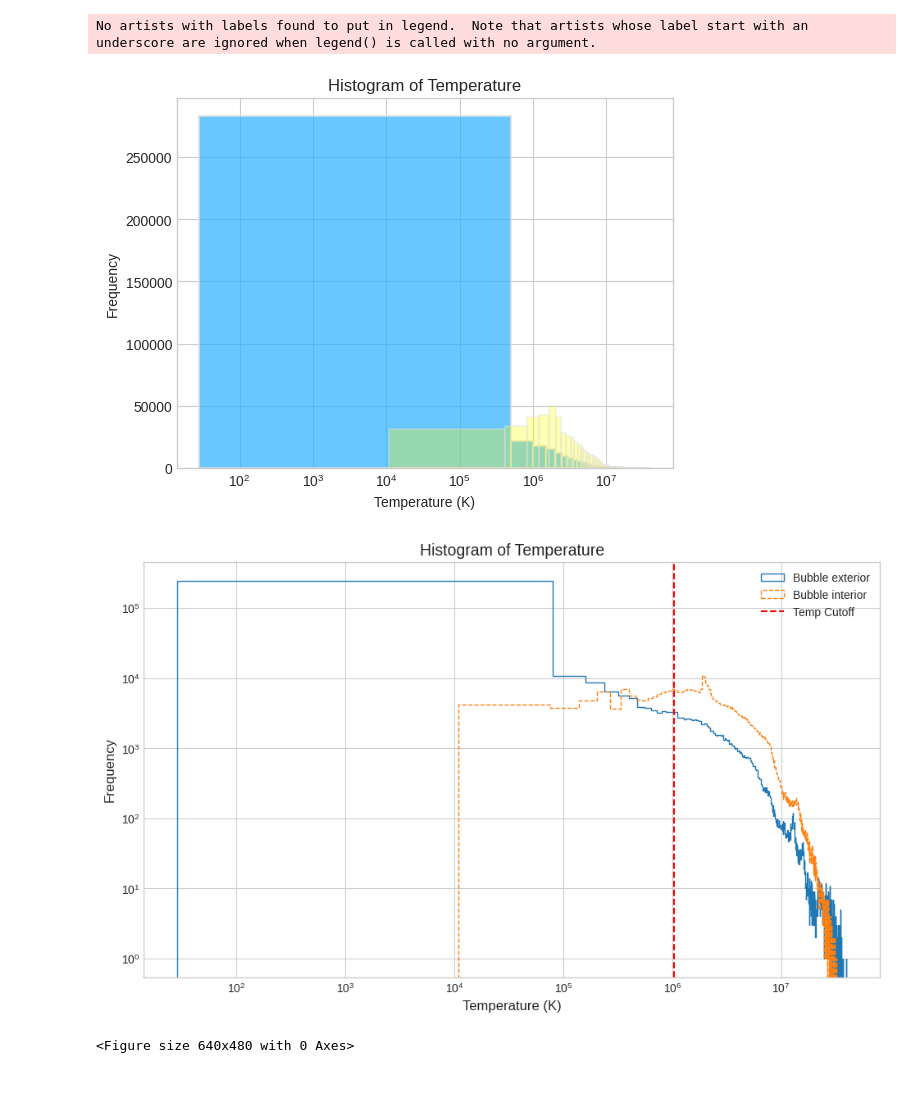
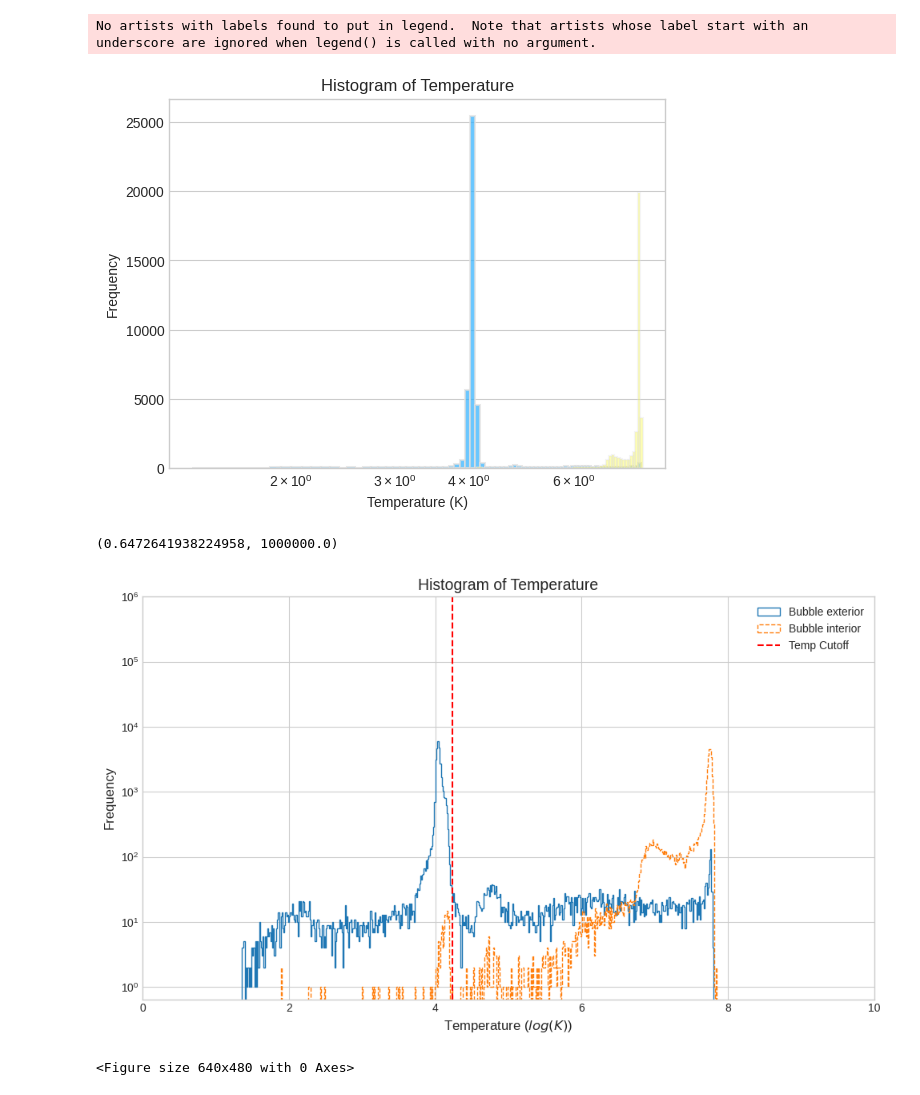
Before and after one commit to Joycelyn-Chen/Astro-UNETR, a Jupyter notebook: graphs/hist-of-temp.ipynb, the cells around one changed output. Drawn from its saved outputs; the diff is of its cells as text; code cells hidden in the pictures.

Commit message:
modified to reading log temperature instead, for better visualization

```diff
--- a/graphs/hist-of-temp.ipynb
+++ b/graphs/hist-of-temp.ipynb
@@ -50,7 +50,9 @@ def load_temperature_cube(hdf5_root, timestamp, hdf5_prefix, pixel_boundary, low
         lower_bound:upper_bound,
         lower_bound:upper_bound
     ].to('K').value
-    return temp_cube
+
+
+    return np.log10(temp_cube)
 
 def spherical_kernel(kernel_size):
     """
@@ -65,7 +67,8 @@ def spherical_kernel(kernel_size):
 hdf5_root = "/srv/data/stratbox_simulations/stratbox_particle_runs/bx5/smd132/sn34/pe300/4pc_resume/4pc"
 mask_root = '/home/joy0921/Desktop/Dataset/MHD-3DIS/SB_tracks/230'
 output_root = '/home/joy0921/Desktop/Dataset/MHD-3DIS/SB_tracks/230'
-timestamp = '500'
+timestamp = '390'
+# timestamp_mask = '420-with-neck'
 lower_bound = 0
 upper_bound = 256
 pixel_boundary = 256
@@ -136,40 +139,43 @@ plt.legend()
 plt.show()
 # %% [output]
 No artists with labels found to put in legend.  Note that artists whose label start with an underscore are ignored when legend() is called with no argument.
-[figure, old version]
+[figure, new version]
 # %%
 # Use a clean style for the plot
 plt.style.use('seaborn-v0_8-whitegrid')     # plt.style.available to check all available style
 
 # Create the figure and axis
 fig, ax = plt.subplots(figsize=(10, 6))
 
 # Plot the histogram for the dilated mask temperature values
 # ax.hist(temp_values, bins=500, color='#2ab0ff', edgecolor='#e0e0e0', linewidth=1.5, alpha=0.7, label='Dilated Mask')
 ax.hist(temp_values, bins=500, histtype='step', linestyle=('solid'), label='Bubble exterior')
 
 # Plot the histogram for the original mask temperature values
 # ax.hist(temp_values_original, bins=500, color='#ffff00', edgecolor='#e0e0e0', linewidth=1.5, alpha=0.3, label='Original Mask')
 ax.hist(temp_values_original, bins=500, histtype='step', linestyle=('dashed'), label='Bubble interior')
 
 # Mark a sharp cutoff at 1e4 K (optional, uncomment if needed)
 ax.axvline(x=temp_values.mean(), color='r', linestyle='--', label='Temp Cutoff')       # 2e7
 
 # Set axis labels and title
-ax.set_xlabel("Temperature (K)", fontsize=12)
+ax.set_xlabel("Temperature ($log(K)$)", fontsize=12)
 ax.set_ylabel("Frequency", fontsize=12)
 ax.set_title("Histogram of Temperature", fontsize=14)
 
 # Add a legend
 ax.legend(fontsize=10)
 
 # Adjust layout for better spacing and show the plot
 plt.tight_layout()
-plt.xscale('log')
+# plt.xscale('log')
 plt.yscale('log')
+plt.xlim(xmin=0, xmax=10)
+plt.ylim(ymin=0, ymax=10e5)
 # plt.show()
 # %% [output]
+(0.6472641938224958, 1000000.0)
-[figure, old version]
+[figure, new version]
 # %%
 plt.savefig(f"/home/joy0921/Desktop/Dataset/MHD-3DIS/SB_tracks/230/hist-of-temp/hist-of-temp.{timestamp}.png")
 # %% [output]
```
Also changed, not shown: parts of 2 cells of this notebook.
